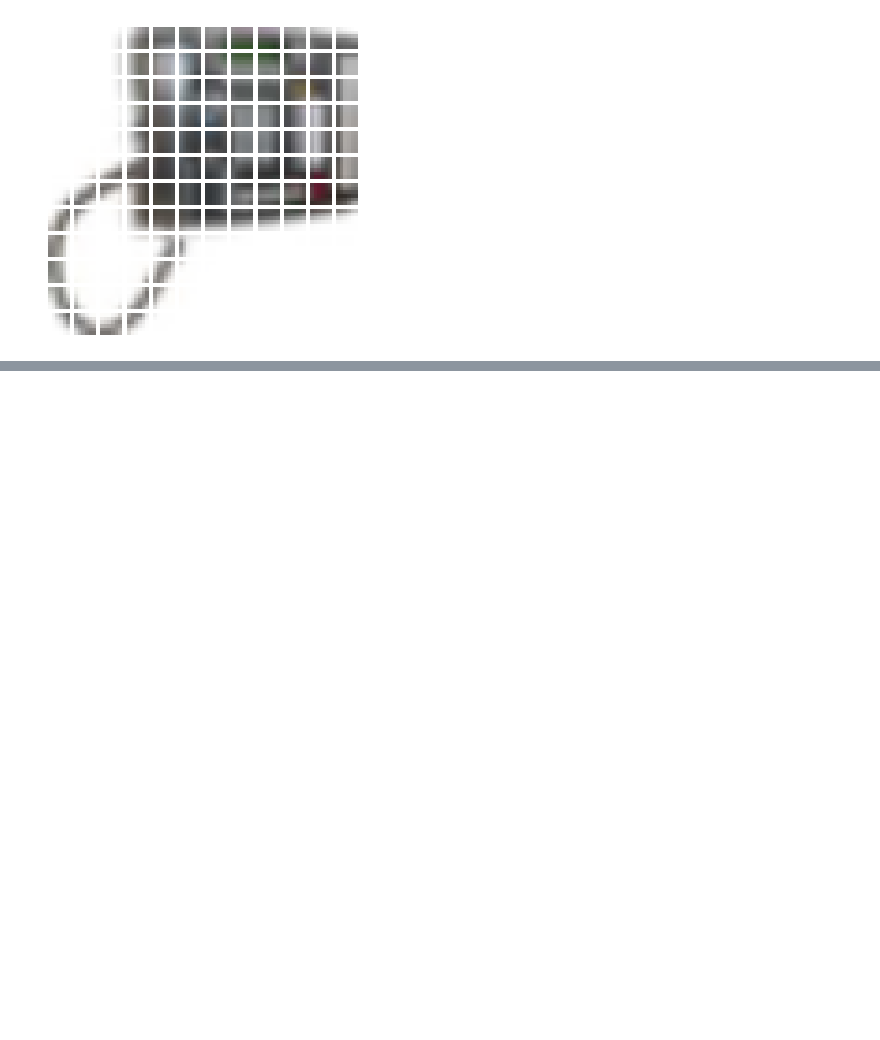
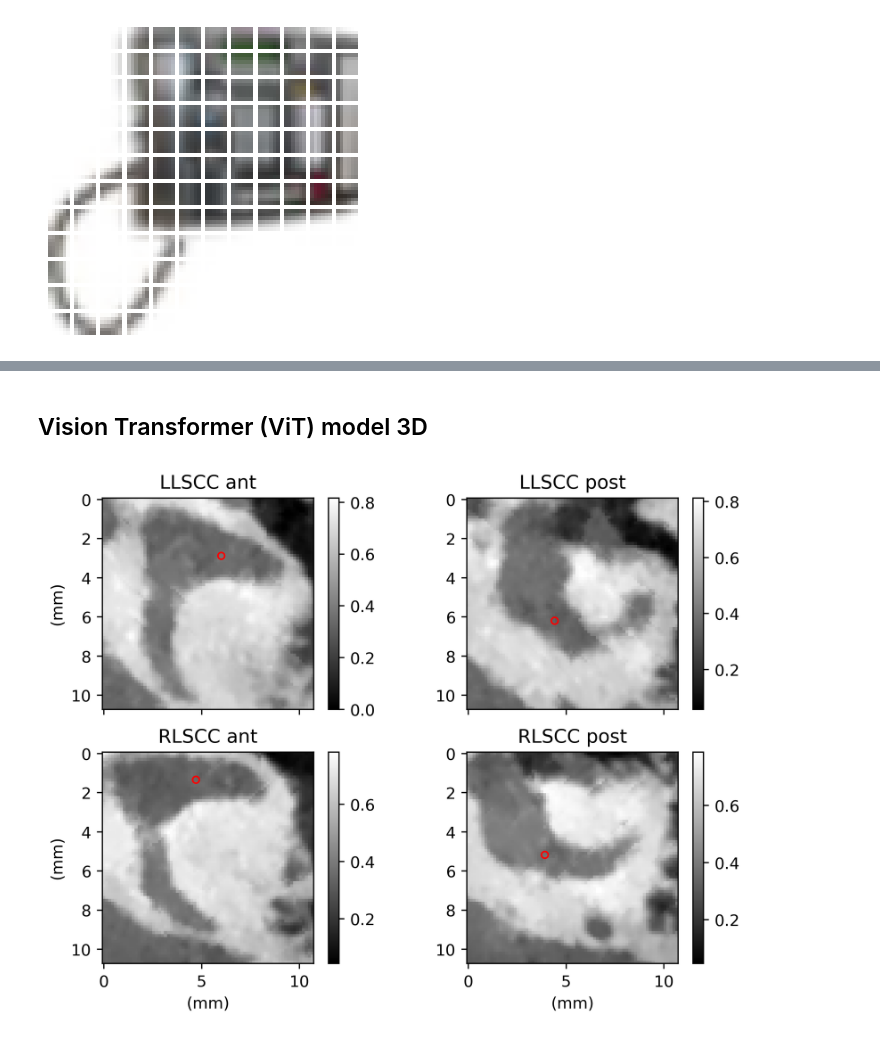
Before and after one commit to acherking/CT-MRI_LandmarkDetection, a Jupyter notebook: Preparation/vision_transformer_model.ipynb, the cells around one changed output, grey strips where cells are left out. Cells and saved outputs as stored; diff of their text form; code cells hidden in the pictures; blank space fills up the shorter version.

Commit message:
check 3D patching

```diff
--- a/Preparation/vision_transformer_model.ipynb
+++ b/Preparation/vision_transformer_model.ipynb
@@ -161,0 +183,2 @@ def create_vit_classifier():
+# %% [markdown]
+## Vision Transformer (ViT) model 3D
@@ -161,0 +190,27 @@ def create_vit_classifier():
+# %%
+base_dir = "/Volumes/Shawn_HDD/PhD/Project/Date/augmentation_from_matlab/Cropped/based_on_truth/x7575y7575z5050_trans/s1_test_dis"
+X_path = f"{base_dir}/100x100x100_static_s1testdis_X_val.npy"
+Y_path = f"{base_dir}/100x100x100_static_s1testdis_Y_val.npy"
+length_path = f"{base_dir}/100x100x100_static_s1testdis_length_val.npy"
+
+X_test = np.load(X_path)
+Y_test = np.load(Y_path)
+length_test = np.load(length_path)
+# %%
+import Functions.MyCrop as MyCrop
+import importlib
+
+importlib.reload(MyCrop)
+
+crop_layers = np.asarray([[14, 14], [14, 14], [26, 26]])
+
+X_test_crop, Y_test_crop, length_test_crop = MyCrop.crop_outside_layers(X_test, Y_test, length_test, crop_layers, keep_blank=False)
+# %%
+import Functions.Visualization as Visualization
+
+check_id = 6
+pixel_space = [0.15, 0.15, 0.15]
+
+Visualization.show_two_landmarks(X_test_crop[check_id, :, :, :, 0], Y_test_crop[check_id], X_test_crop[check_id+1, :, :, :, 0], Y_test_crop[check_id+1], pixel_space)
+# %% [output]
+[figure, added]
```
Also changed, not shown: parts of 11 cells of this notebook, 1 other file.
